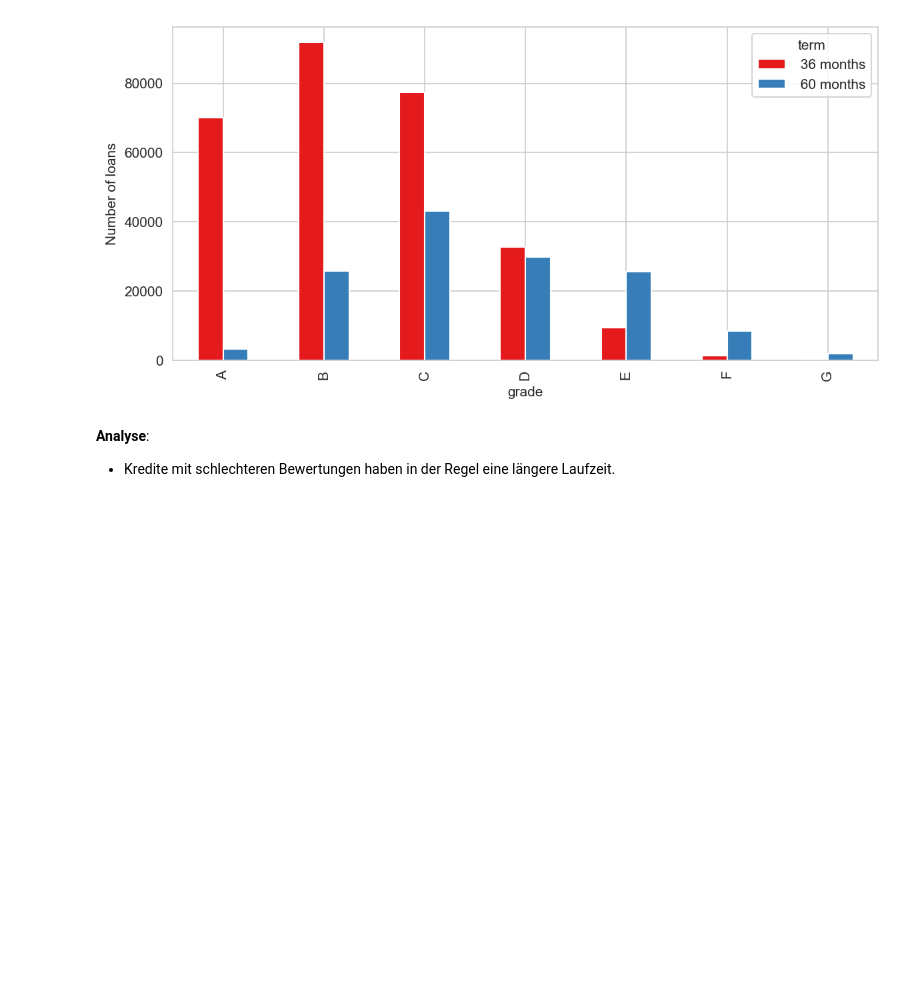
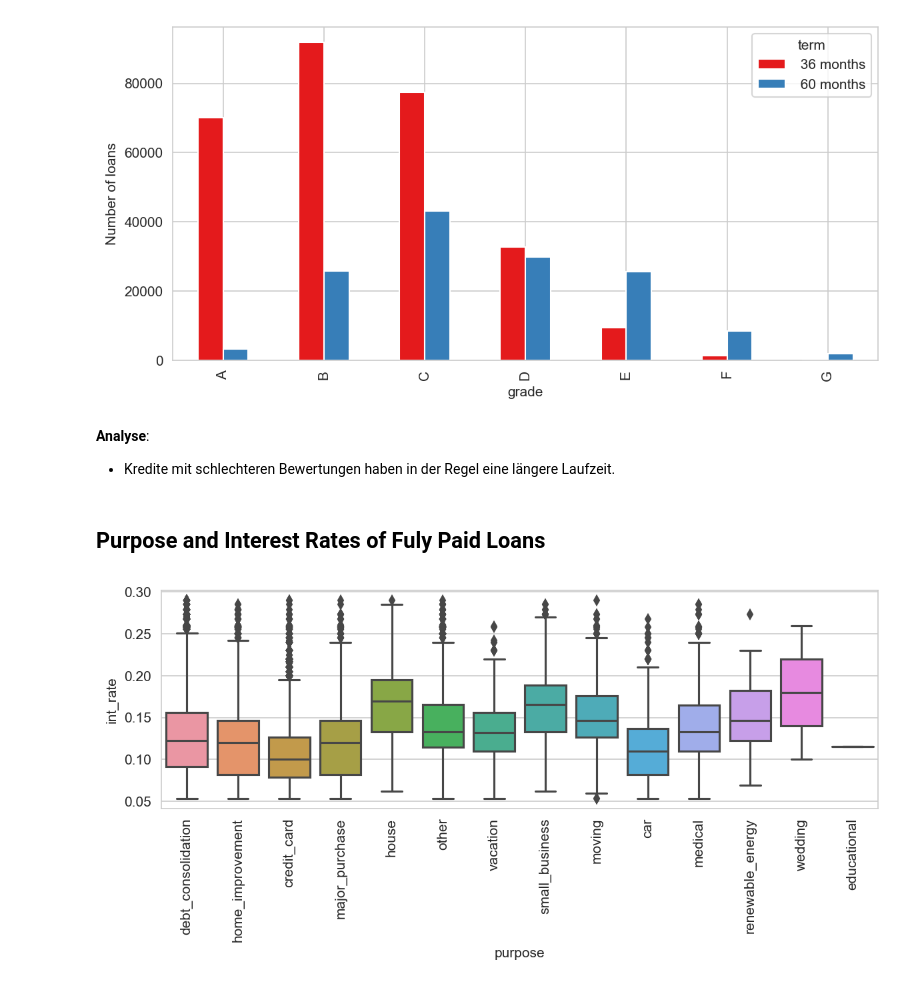
Before and after one commit to carlov93/lending_club_challange, a Jupyter notebook: data_exploration/data_exploration.ipynb, the cells around one changed output. Saved outputs shown, nothing was run; the diff lists cells and outputs as text; code cells hidden in the pictures; blank space fills up the shorter version.

```diff
--- a/data_exploration/data_exploration.ipynb
+++ b/data_exploration/data_exploration.ipynb
@@ -289,3 +282,27 @@ plt.savefig("./graphics/grade_and_terms.png")
 # %% [markdown]
 __Analyse__:
 - Kredite mit schlechteren Bewertungen haben in der Regel eine längere Laufzeit.
+# %% [markdown]
+## Purpose and Interest Rates of Fuly Paid Loans
+# %%
+fully_paid = reduced_dataset.copy()
+def create_target_variable(attribute):
+    if attribute == 'Fully Paid' or attribute == 'In Grace Period':
+        return 0
+    elif attribute == 'Current':
+        return -1
+    else:
+        return 1
+fully_paid['target'] = fully_paid['loan_status'].apply(create_target_variable)
+fully_paid = fully_paid[(fully_paid['target'] != -1) & (fully_paid['target'] != 1)]
+fully_paid.drop(labels='loan_status', axis=1, inplace=True)
+fully_paid.shape
+
+plt.figure(figsize=(8,4), dpi=150)
+f = sns.boxplot(x='purpose', y='int_rate', data=fully_paid)
+plt.xticks(rotation=90)
+plt.tight_layout(pad=1)
+plt.savefig("./graphics/fully_paid_interest_rates.png")
+plt.show()
+# %% [output]
+[figure, added]
```
Also changed, not shown: parts of 4 cells of this notebook, 12 other files.
